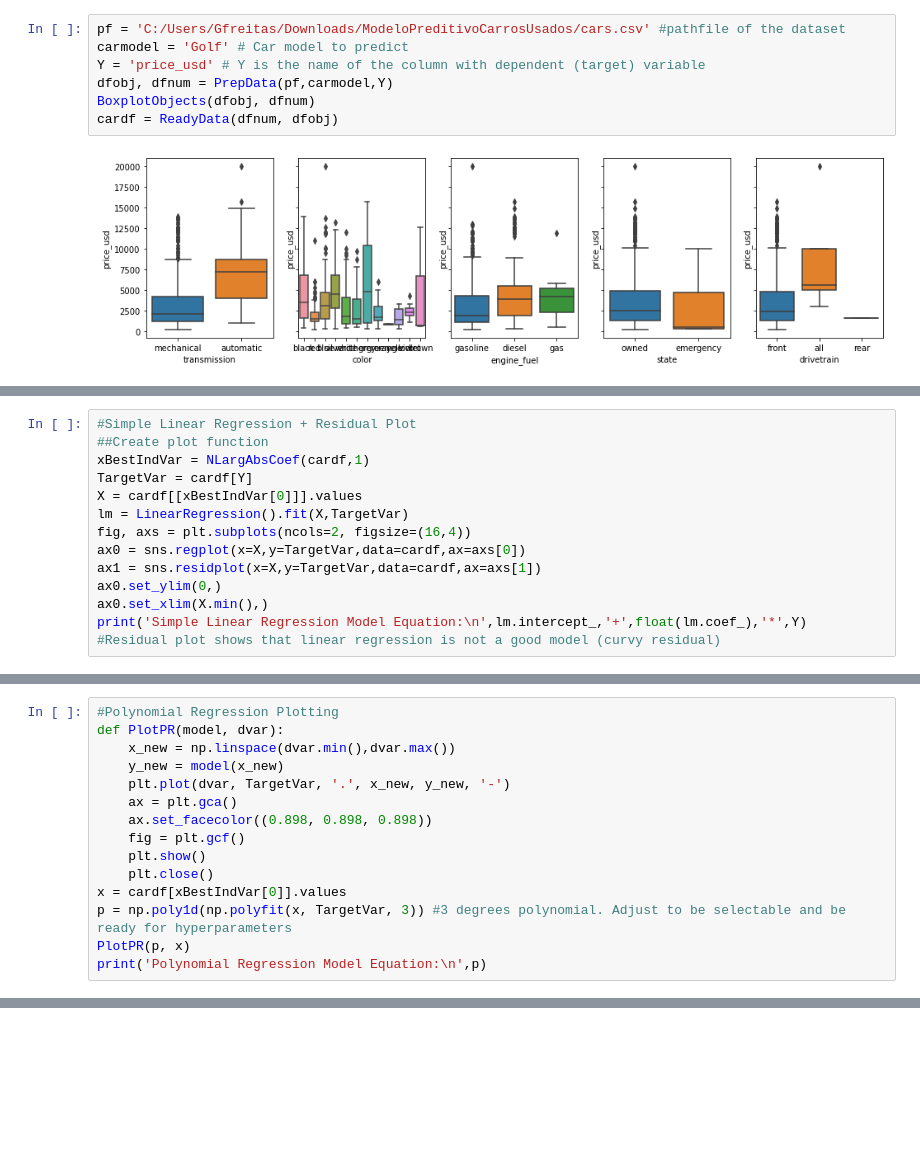
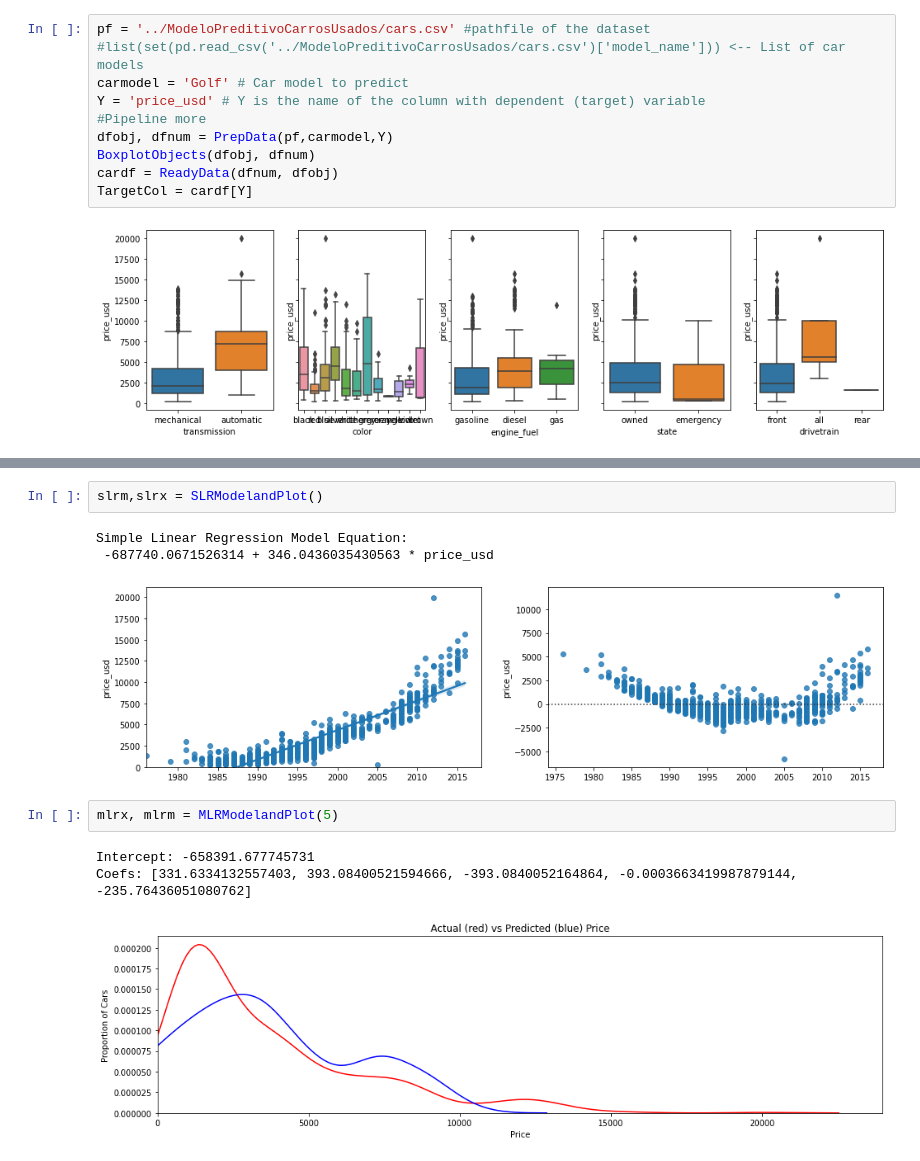
Before and after one commit to grtfreitas/PredictiveModelingRegression, a Jupyter notebook: PredictiveModelingRegression.ipynb, the cells around one changed output, grey strips where cells are left out. Saved outputs shown, nothing was run; the diff lists cells and outputs as text; blank space fills up the shorter version.

```diff
--- a/PredictiveModelingRegression.ipynb
+++ b/PredictiveModelingRegression.ipynb
@@ -36,12 +36,15 @@ def BoxplotObjects(df,dftarget): ## Show counts on plot ##better show car colors
         t += 1
     return
 # %%
-pf = 'C:/Users/Gfreitas/Downloads/ModeloPreditivoCarrosUsados/cars.csv' #pathfile of the dataset
+pf = '../ModeloPreditivoCarrosUsados/cars.csv' #pathfile of the dataset
+#list(set(pd.read_csv('../ModeloPreditivoCarrosUsados/cars.csv')['model_name'])) <-- List of car models
 carmodel = 'Golf' # Car model to predict
 Y = 'price_usd' # Y is the name of the column with dependent (target) variable
+#Pipeline more
 dfobj, dfnum = PrepData(pf,carmodel,Y)
 BoxplotObjects(dfobj, dfnum)
 cardf = ReadyData(dfnum, dfobj)
+TargetCol = cardf[Y]
 # %% [output]
 [figure]
 # %%
@@ -58,17 +64,3 @@ def NLargAbsCoef(df,n): # list of absolute nlargest pearson coefs
     df = CoefPearson(df)
     df = df[df['P-Value'] <= 0.05].reset_index(drop=True).loc[df['PearsonCoef'].abs().nlargest(n,keep='first').index]
     return list(df['IndependentVar'])
-# %%
-#Simple Linear Regression + Residual Plot
-##Create plot function
-xBestIndVar = NLargAbsCoef(cardf,1)
-TargetVar = cardf[Y]
-X = cardf[[xBestIndVar[0]]].values
-lm = LinearRegression().fit(X,TargetVar)
-fig, axs = plt.subplots(ncols=2, figsize=(16,4))
-ax0 = sns.regplot(x=X,y=TargetVar,data=cardf,ax=axs[0])
-ax1 = sns.residplot(x=X,y=TargetVar,data=cardf,ax=axs[1])
-ax0.set_ylim(0,)
-ax0.set_xlim(X.min(),)
-print('Simple Linear Regression Model Equation:\n',lm.intercept_,'+',float(lm.coef_),'*',Y)
-#Residual plot shows that linear regression is not a good model (curvy residual)
@@ -101,15 +66,0 @@ Coefs: [336.2213041930617, 381.4118570332788, -381.4118570332788]
-# %%
-#Polynomial Regression Plotting
-def PlotPR(model, dvar):
-    x_new = np.linspace(dvar.min(),dvar.max())
-    y_new = model(x_new)
-    plt.plot(dvar, TargetVar, '.', x_new, y_new, '-')
-    ax = plt.gca()
-    ax.set_facecolor((0.898, 0.898, 0.898))
-    fig = plt.gcf()
-    plt.show()
-    plt.close()
-x = cardf[xBestIndVar[0]].values
-p = np.poly1d(np.polyfit(x, TargetVar, 3)) #3 degrees polynomial. Adjust to be selectable and be ready for hyperparameters
-PlotPR(p, x)
-print('Polynomial Regression Model Equation:\n',p)
@@ -120,0 +111,12 @@ Polynomial Regression Model Equation:
+# %%
+slrm,slrx = SLRModelandPlot()
+# %% [output]
+Simple Linear Regression Model Equation:
+ -687740.0671526314 + 346.0436035430563 * price_usd
+[figure, added]
+# %%
+mlrx, mlrm = MLRModelandPlot(5)
+# %% [output]
+Intercept: -658391.677745731
+Coefs: [331.6334132557403, 393.08400521594666, -393.0840052164864, -0.0003663419987879144, -235.76436051080762]
+[figure, added]
```
Also changed, not shown: parts of 12 cells of this notebook.
